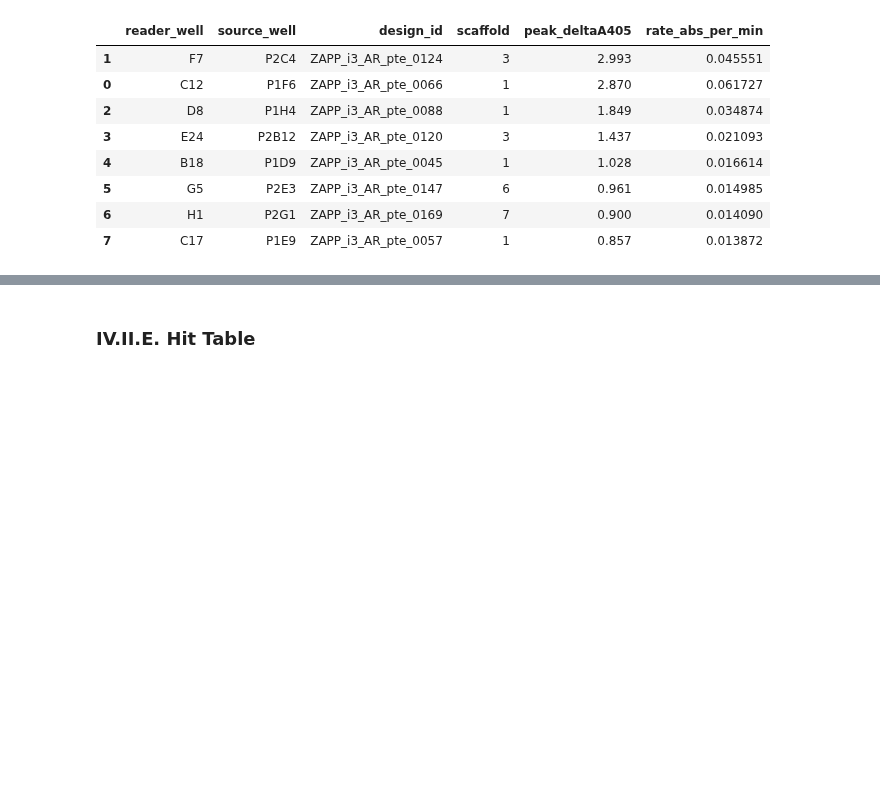
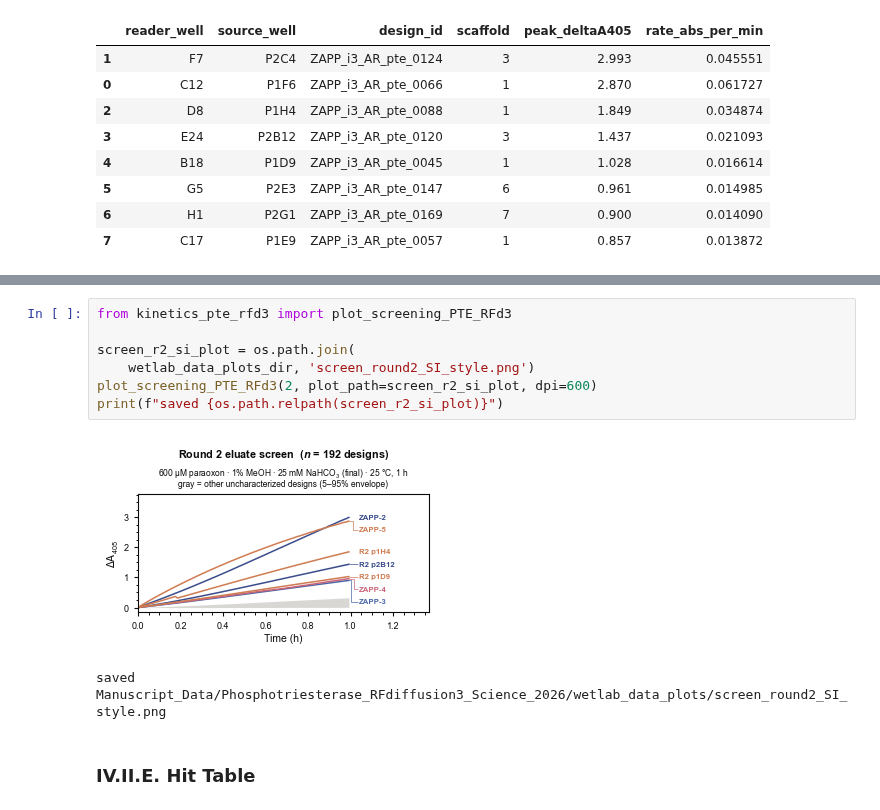
Before and after one commit to baker-laboratory/Metallohydrolase_Enzyme_Design, a Jupyter notebook: Manuscript_Data/Phosphotriesterase_RFdiffusion3_Science_2026/wetlab_data_analysis.ipynb, the cells around one changed output, grey strips where cells are left out. Drawn from its saved outputs; the diff is of its cells as text; blank space fills up the shorter version.

```diff
--- a/Manuscript_Data/Phosphotriesterase_RFdiffusion3_Science_2026/wetlab_data_analysis.ipynb
+++ b/Manuscript_Data/Phosphotriesterase_RFdiffusion3_Science_2026/wetlab_data_analysis.ipynb
@@ -1831,3 +1861,13 @@ Highlighted the 8 highest-climbing designs, spanning scaffolds [np.int64(1), np.
+# %%
+from kinetics_pte_rfd3 import plot_screening_PTE_RFd3
+
+screen_r2_si_plot = os.path.join(
+    wetlab_data_plots_dir, 'screen_round2_SI_style.png')
+plot_screening_PTE_RFd3(2, plot_path=screen_r2_si_plot, dpi=600)
+print(f"saved {os.path.relpath(screen_r2_si_plot)}")
+# %% [output]
+[figure, added]
+saved Manuscript_Data/Phosphotriesterase_RFdiffusion3_Science_2026/wetlab_data_plots/screen_round2_SI_style.png
 # %% [markdown]
 ### IV.II.E. Hit Table
 # %%
```
Also changed, not shown: parts of 3 cells of this notebook, 5 other files.
